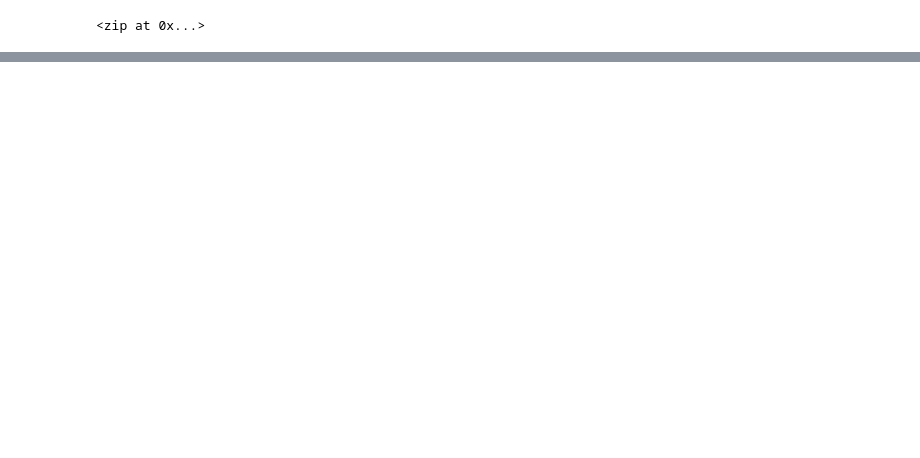
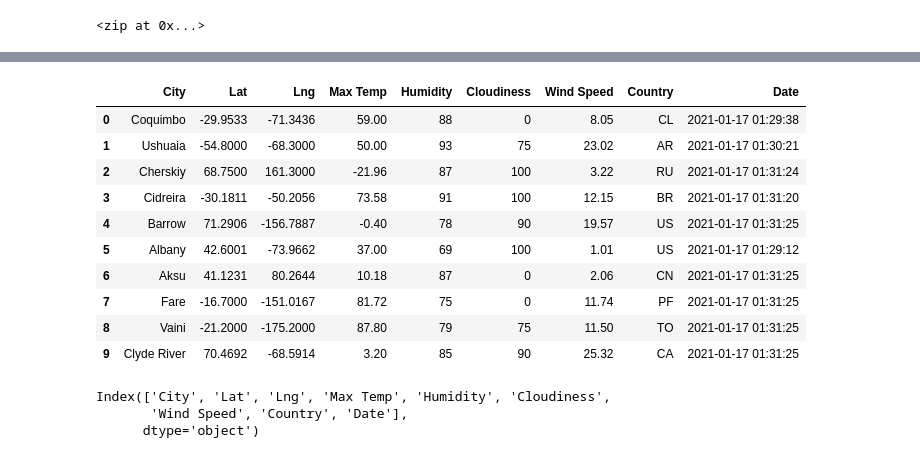
Before and after one commit to MonikaSData/World_Weather_Analysis, a Jupyter notebook: WeatherPy.ipynb, the cells around one changed output, grey strips where cells are left out. Cells and saved outputs as stored; diff of their text form; code cells hidden in the pictures; blank space fills up the shorter version.

```diff
--- a/WeatherPy.ipynb
+++ b/WeatherPy.ipynb
@@ -7,3 +16,6 @@ from citipy import citipy
+# %%
+# Starting URL for Weather Map API Call.
+url = "http://api.openweathermap.org/data/2.5/weather?units=Imperial&APPID=" + weather_api_key
 # %%
 # Create a set of random latitude and longitude combinations.
 lats = np.random.uniform(low=-90.000, high=90.000, size=1500)
@@ -31,0 +140,22 @@ len(cities)
+# %%
+# Convert the array of dictionaries to a Pandas DataFrame.
+city_data_df = pd.DataFrame(city_data)
+city_data_df.head(10)
+# %% [output]
+|  | City | Lat | Lng | Max Temp | Humidity | Cloudiness | Wind Speed | Country | Date |
+| 0 | Coquimbo | -29.9533 | -71.3436 | 59.00 | 88 | 0 | 8.05 | CL | 2021-01-17 01:29:38 |
+| 1 | Ushuaia | -54.8000 | -68.3000 | 50.00 | 93 | 75 | 23.02 | AR | 2021-01-17 01:30:21 |
+| 2 | Cherskiy | 68.7500 | 161.3000 | -21.96 | 87 | 100 | 3.22 | RU | 2021-01-17 01:31:24 |
+| 3 | Cidreira | -30.1811 | -50.2056 | 73.58 | 91 | 100 | 12.15 | BR | 2021-01-17 01:31:20 |
+| 4 | Barrow | 71.2906 | -156.7887 | -0.40 | 78 | 90 | 19.57 | US | 2021-01-17 01:31:25 |
+| 5 | Albany | 42.6001 | -73.9662 | 37.00 | 69 | 100 | 1.01 | US | 2021-01-17 01:29:12 |
+| 6 | Aksu | 41.1231 | 80.2644 | 10.18 | 87 | 0 | 2.06 | CN | 2021-01-17 01:31:25 |
+| 7 | Fare | -16.7000 | -151.0167 | 81.72 | 75 | 0 | 11.74 | PF | 2021-01-17 01:31:25 |
+| 8 | Vaini | -21.2000 | -175.2000 | 87.80 | 79 | 75 | 11.50 | TO | 2021-01-17 01:31:25 |
+| 9 | Clyde River | 70.4692 | -68.5914 | 3.20 | 85 | 90 | 25.32 | CA | 2021-01-17 01:31:25 |
+# %%
+city_data_df.columns
+# %% [output]
+Index(['City', 'Lat', 'Lng', 'Max Temp', 'Humidity', 'Cloudiness',
+       'Wind Speed', 'Country', 'Date'],
+      dtype='object')
```
Also changed, not shown: parts of 5 cells of this notebook, 2 other files.
